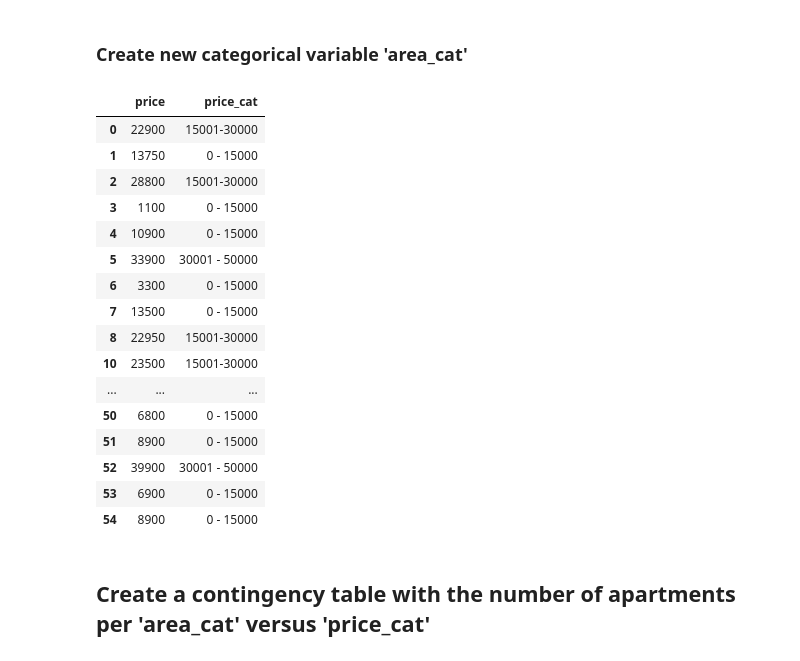
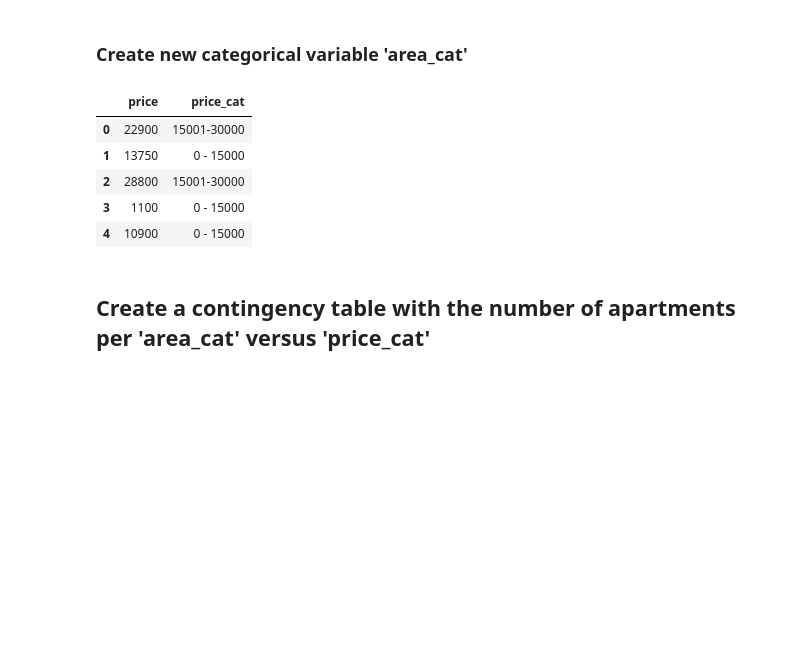
Before and after one commit to seslaste/DA_Project, a Jupyter notebook: Project/Additional/4/analysis_of_contingency_tables.ipynb, the cells around one changed output. Drawn from its saved outputs; the diff is of its cells as text; code cells hidden in the pictures; blank space fills up the shorter version.

```diff
--- a/Project/Additional/4/analysis_of_contingency_tables.ipynb
+++ b/Project/Additional/4/analysis_of_contingency_tables.ipynb
@@ -152,30 +152,19 @@ Name: price, dtype: float64
 # %%
 # Create labels
 labels = ['0 - 15000', '15001-30000', '30001 - 50000', '50001 - 100000', '100000+']
 
 # Create new categorical variable
 df["price_cat"] = pd.cut(df['price'], bins=[0, 15001, 30001, 50001, 100001, 500000], labels=labels)
 
 # Check values
-df[['price', 'price_cat']].head(50)
+df[['price', 'price_cat']].head(5)
 # %% [output]
 |  | price | price_cat |
 | 0 | 22900 | 15001-30000 |
 | 1 | 13750 | 0 - 15000 |
 | 2 | 28800 | 15001-30000 |
 | 3 | 1100 | 0 - 15000 |
 | 4 | 10900 | 0 - 15000 |
-| 5 | 33900 | 30001 - 50000 |
-| 6 | 3300 | 0 - 15000 |
-| 7 | 13500 | 0 - 15000 |
-| 8 | 22950 | 15001-30000 |
-| 10 | 23500 | 15001-30000 |
-| ... | ... | ... |
-| 50 | 6800 | 0 - 15000 |
-| 51 | 8900 | 0 - 15000 |
-| 52 | 39900 | 30001 - 50000 |
-| 53 | 6900 | 0 - 15000 |
-| 54 | 8900 | 0 - 15000 |
 # %% [markdown]
 ## Create a contingency table with the number of apartments per 'area_cat' versus 'price_cat'
 # %%
```
Also changed, not shown: parts of 1 cell of this notebook, 5 other files.
